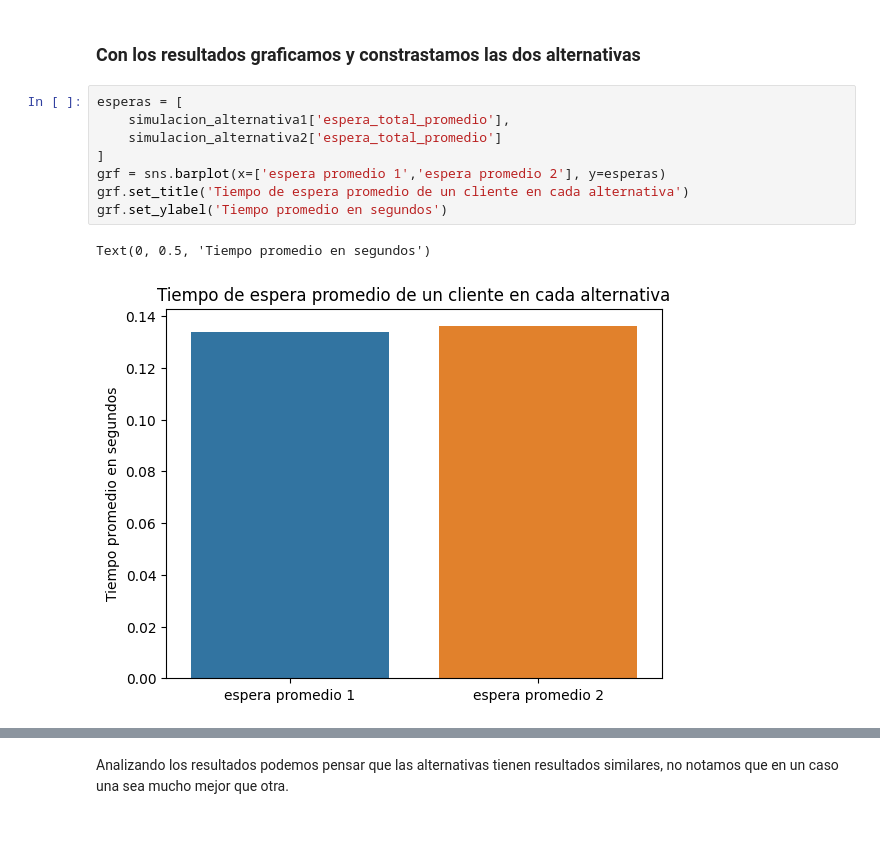
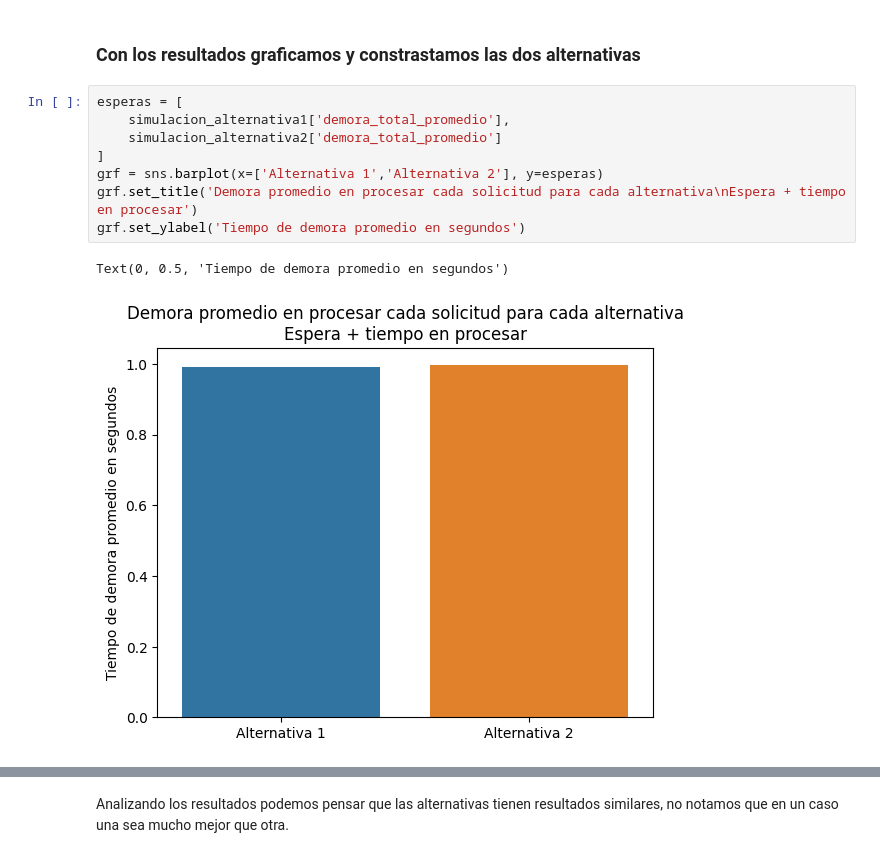
Before and after one commit to ramirogestoso/simulacion-2c-2022, a Jupyter notebook: TP2/tp2_ej3.ipynb, the cells around one changed output, grey strips where cells are left out. Saved outputs shown, nothing was run; the diff lists cells and outputs as text; blank space fills up the shorter version.

```diff
--- a/TP2/tp2_ej3.ipynb
+++ b/TP2/tp2_ej3.ipynb
@@ -78,12 +86,12 @@ simulacion_alternativa2 = sim.simularUnaDB(100_000, 4, 0.8)
 ### Con los resultados graficamos y constrastamos las dos alternativas
 # %%
 esperas = [
-    simulacion_alternativa1['espera_total_promedio'],
-    simulacion_alternativa2['espera_total_promedio']
+    simulacion_alternativa1['demora_total_promedio'],
+    simulacion_alternativa2['demora_total_promedio']
 ]
-grf = sns.barplot(x=['espera promedio 1','espera promedio 2'], y=esperas)
-grf.set_title('Tiempo de espera promedio de un cliente en cada alternativa')
-grf.set_ylabel('Tiempo promedio en segundos')
+grf = sns.barplot(x=['Alternativa 1','Alternativa 2'], y=esperas)
+grf.set_title('Demora promedio en procesar cada solicitud para cada alternativa\nEspera + tiempo en procesar')
+grf.set_ylabel('Tiempo de demora promedio en segundos')
 # %% [output]
-Text(0, 0.5, 'Tiempo promedio en segundos')
+Text(0, 0.5, 'Tiempo de demora promedio en segundos')
-[figure, old version]
+[figure, new version]
```
Also changed, not shown: parts of 15 cells of this notebook.
